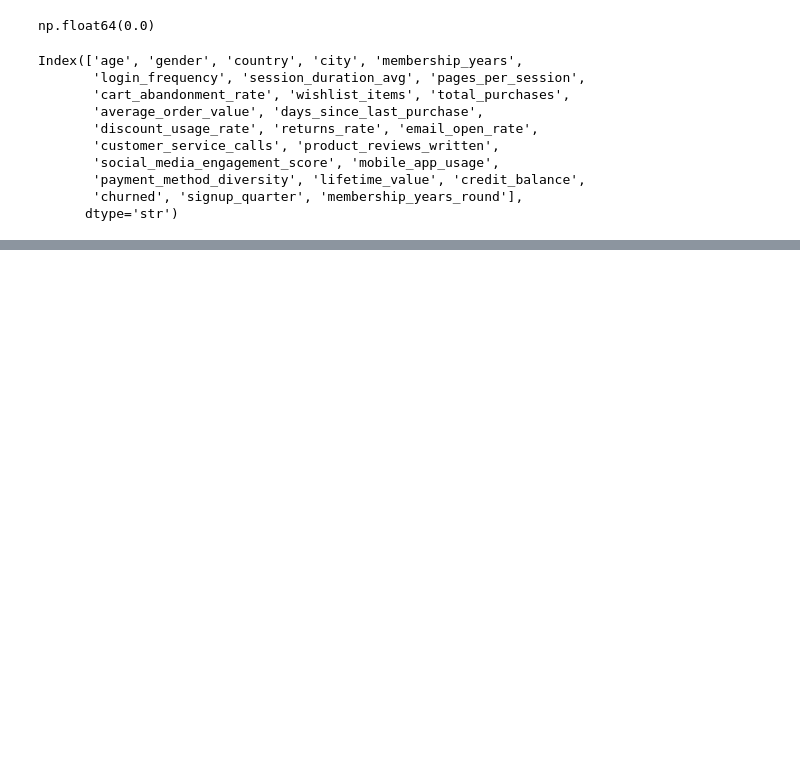
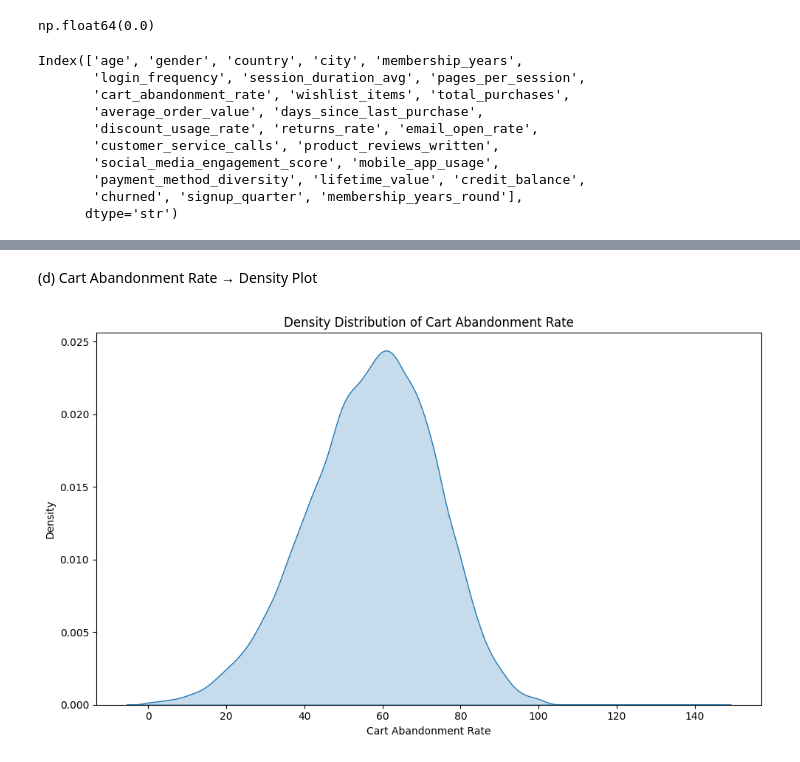
Before and after one commit to zb-analyzt/Customer-Behaviour-Analytics-Project-Python-SQL-Power-BI-, a Jupyter notebook: notebooks/eda.ipynb, the cells around one changed output, grey strips where cells are left out. Saved outputs shown, nothing was run; the diff lists cells and outputs as text; code cells hidden in the pictures; blank space fills up the shorter version.

```diff
--- a/notebooks/eda.ipynb
+++ b/notebooks/eda.ipynb
@@ -31,0 +113,18 @@ Index(['age', 'gender', 'country', 'city', 'membership_years',
+# %% [markdown]
+(d) Cart Abandonment Rate → Density Plot
+# %%
+plt.figure(figsize=(10,6))
+
+sns.kdeplot(
+    df['cart_abandonment_rate'],
+    fill=True
+)
+
+plt.title("Density Distribution of Cart Abandonment Rate")
+plt.xlabel("Cart Abandonment Rate")
+plt.ylabel("Density")
+
+plt.tight_layout()
+plt.show()
+# %% [output]
+[figure, added]
```
Also changed, not shown: parts of 33 cells of this notebook.
